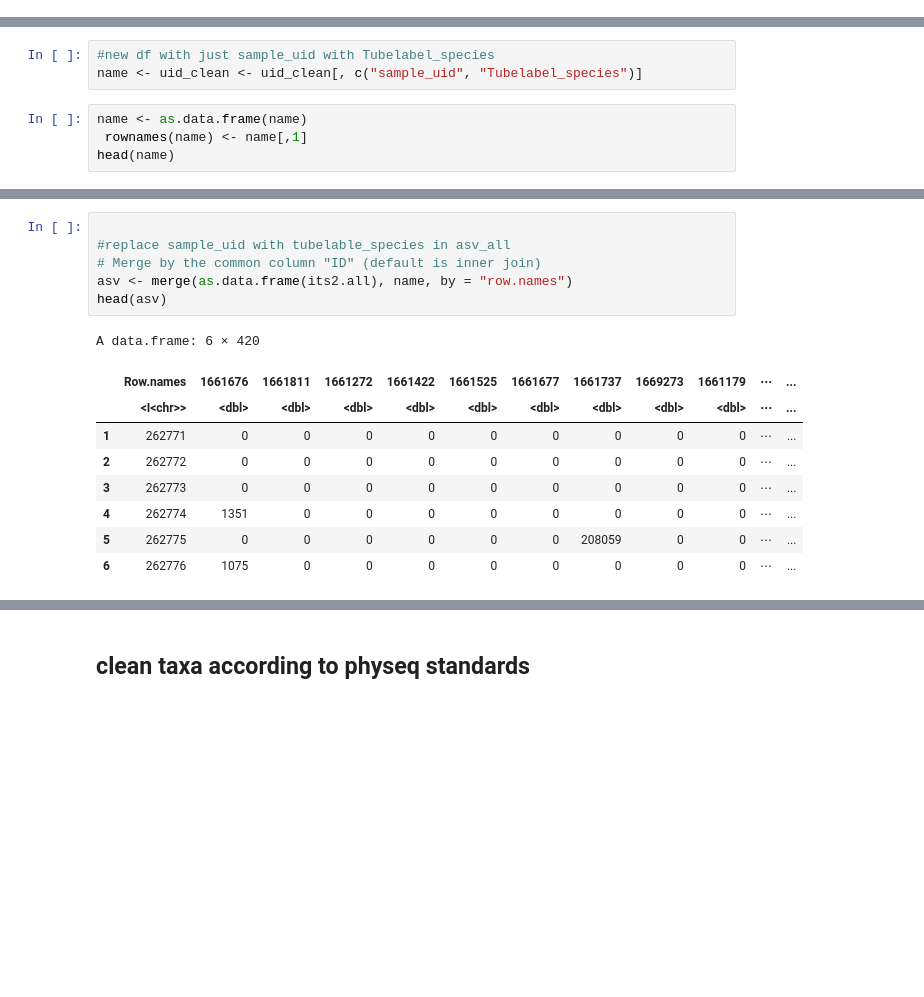
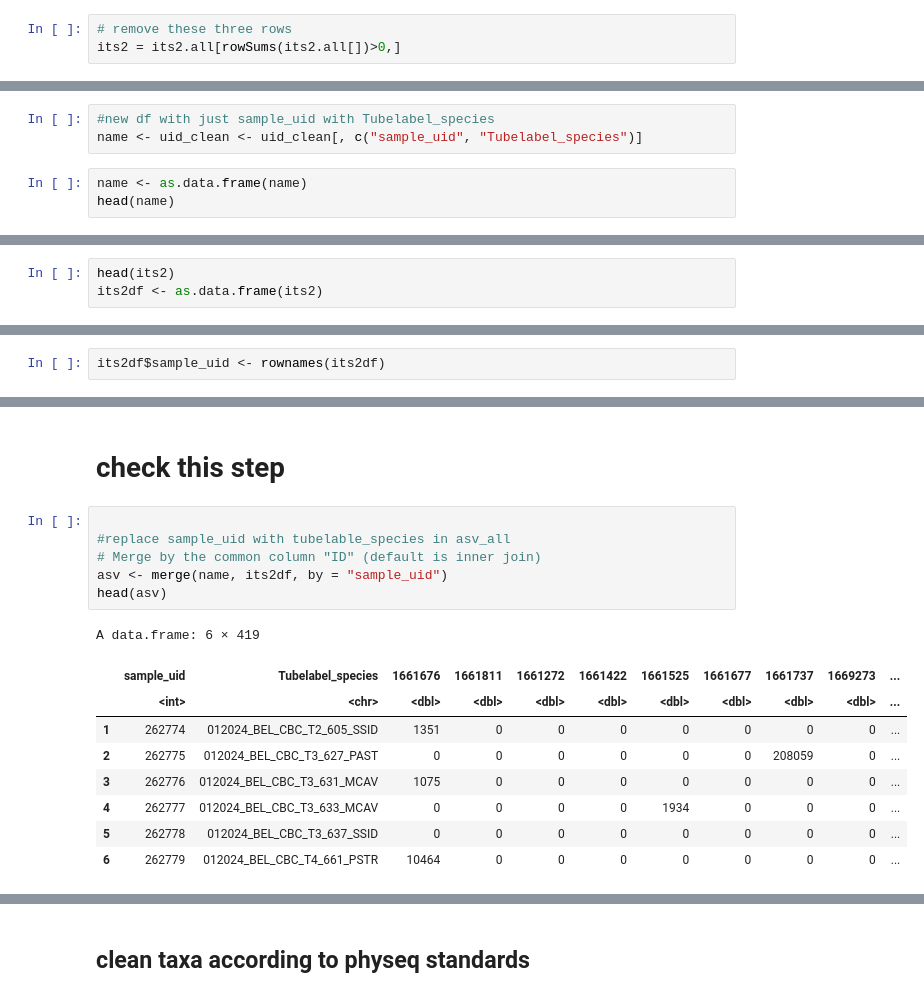
Before and after one commit to cdesouza02/BEL_16S_ITS2, a Jupyter notebook: BEL_ITS2_outputs/physeq_taxa_ITS2.ipynb, the cells around one changed output, grey strips where cells are left out. Saved outputs shown, nothing was run; the diff lists cells and outputs as text; blank space fills up the shorter version.

Commit message:
rework ps object to exclude 3 samples w/o its2 profile

```diff
--- a/BEL_ITS2_outputs/physeq_taxa_ITS2.ipynb
+++ b/BEL_ITS2_outputs/physeq_taxa_ITS2.ipynb
@@ -283,0 +321,3 @@ nrow(its2.all) #484
+# %%
+# remove these three rows
+its2 = its2.all[rowSums(its2.all[])>0,]
@@ -429,7 +473,6 @@ A matrix: 6 × 417 of type dbl
 name <- uid_clean <- uid_clean[, c("sample_uid", "Tubelabel_species")]
 # %%
 name <- as.data.frame(name)
- rownames(name) <- name[,1]
 head(name)
 # %% [output]
 A data.frame: 6 × 2
@@ -443,0 +494,3 @@ A data.frame: 6 × 2
+# %%
+head(its2)
+its2df <- as.data.frame(its2)
@@ -443,0 +506,2 @@ A data.frame: 6 × 2
+# %%
+its2df$sample_uid <- rownames(its2df)
@@ -444,16 +522,18 @@ A data.frame: 6 × 2
+# %% [markdown]
+# check this step
 # %%
 
 #replace sample_uid with tubelable_species in asv_all
 # Merge by the common column "ID" (default is inner join)
-asv <- merge(as.data.frame(its2.all), name, by = "row.names")
+asv <- merge(name, its2df, by = "sample_uid")
 head(asv)
 # %% [output]
-A data.frame: 6 × 420
+A data.frame: 6 × 419
-|  | Row.names | 1661676 | 1661811 | 1661272 | 1661422 | 1661525 | 1661677 | 1661737 | 1669273 | 1661179 | ⋯ | ... |
-|  | <I<chr>> | <dbl> | <dbl> | <dbl> | <dbl> | <dbl> | <dbl> | <dbl> | <dbl> | <dbl> | ⋯ | ... |
-| 1 | 262771 | 0 | 0 | 0 | 0 | 0 | 0 | 0 | 0 | 0 | ⋯ | ... |
-| 2 | 262772 | 0 | 0 | 0 | 0 | 0 | 0 | 0 | 0 | 0 | ⋯ | ... |
-| 3 | 262773 | 0 | 0 | 0 | 0 | 0 | 0 | 0 | 0 | 0 | ⋯ | ... |
-| 4 | 262774 | 1351 | 0 | 0 | 0 | 0 | 0 | 0 | 0 | 0 | ⋯ | ... |
-| 5 | 262775 | 0 | 0 | 0 | 0 | 0 | 0 | 208059 | 0 | 0 | ⋯ | ... |
-| 6 | 262776 | 1075 | 0 | 0 | 0 | 0 | 0 | 0 | 0 | 0 | ⋯ | ... |
+|  | sample_uid | Tubelabel_species | 1661676 | 1661811 | 1661272 | 1661422 | 1661525 | 1661677 | 1661737 | 1669273 | ... |
+|  | <int> | <chr> | <dbl> | <dbl> | <dbl> | <dbl> | <dbl> | <dbl> | <dbl> | <dbl> | ... |
+| 1 | 262774 | 012024_BEL_CBC_T2_605_SSID | 1351 | 0 | 0 | 0 | 0 | 0 | 0 | 0 | ... |
+| 2 | 262775 | 012024_BEL_CBC_T3_627_PAST | 0 | 0 | 0 | 0 | 0 | 0 | 208059 | 0 | ... |
+| 3 | 262776 | 012024_BEL_CBC_T3_631_MCAV | 1075 | 0 | 0 | 0 | 0 | 0 | 0 | 0 | ... |
+| 4 | 262777 | 012024_BEL_CBC_T3_633_MCAV | 0 | 0 | 0 | 0 | 1934 | 0 | 0 | 0 | ... |
+| 5 | 262778 | 012024_BEL_CBC_T3_637_SSID | 0 | 0 | 0 | 0 | 0 | 0 | 0 | 0 | ... |
+| 6 | 262779 | 012024_BEL_CBC_T4_661_PSTR | 10464 | 0 | 0 | 0 | 0 | 0 | 0 | 0 | ... |
```
Also changed, not shown: parts of 44 cells of this notebook.
